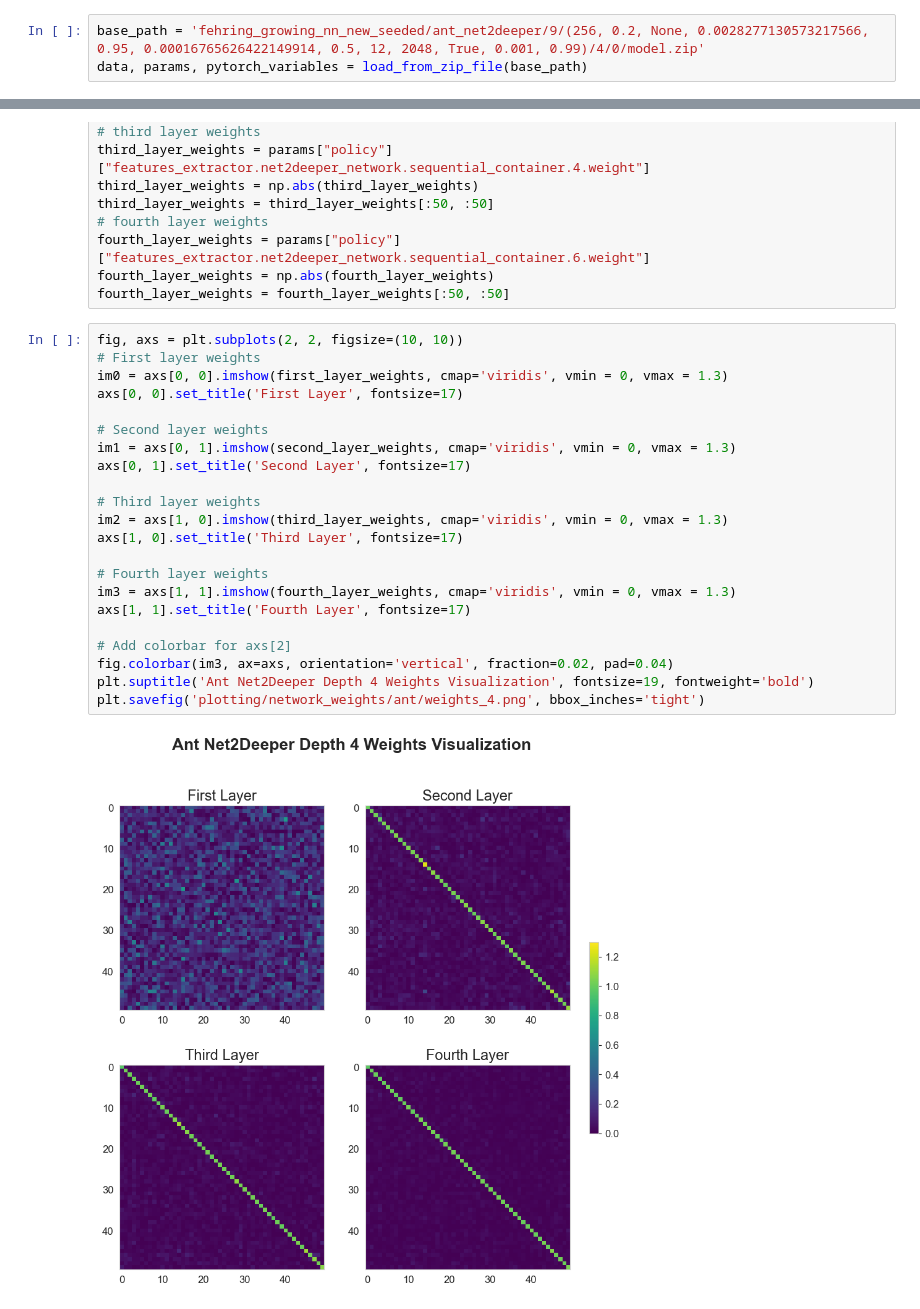
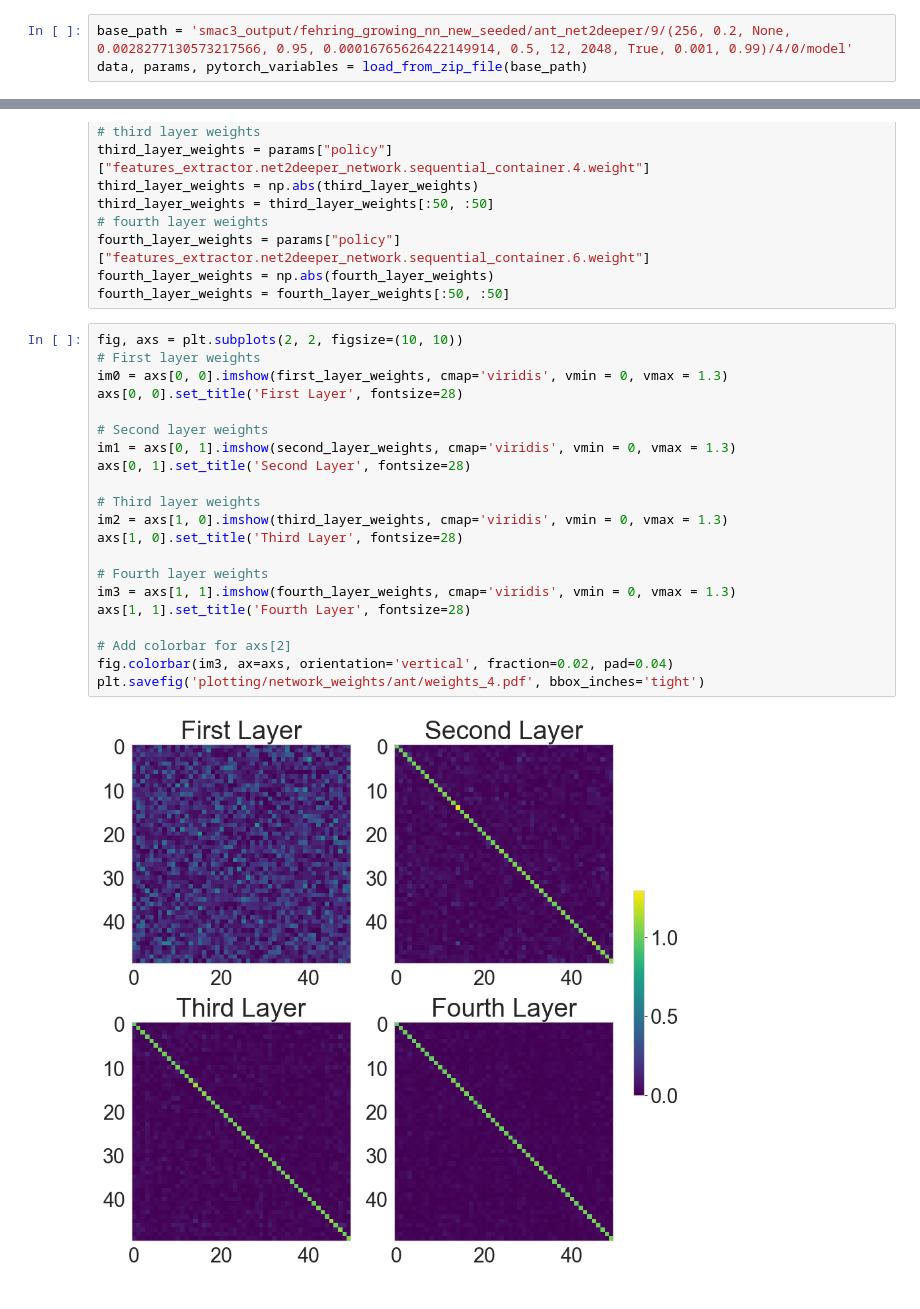
Before and after one commit to automl/GrowNN, a Jupyter notebook: plotting/network_weights/ant/visualize.ipynb, the cells around one changed output, grey strips where cells are left out. Cells and saved outputs as stored; diff of their text form.

```diff
--- a/plotting/network_weights/ant/visualize.ipynb
+++ b/plotting/network_weights/ant/visualize.ipynb
@@ -104,7 +107,7 @@ plt.savefig('plotting/network_weights/ant/weights_8.png', bbox_inches='tight')
 # %% [markdown]
 # Ant Net2Deeper Depth 4
 # %%
-base_path = 'fehring_growing_nn_new_seeded/ant_net2deeper/9/(256, 0.2, None, 0.0028277130573217566, 0.95, 0.00016765626422149914, 0.5, 12, 2048, True, 0.001, 0.99)/4/0/model.zip'
+base_path = 'smac3_output/fehring_growing_nn_new_seeded/ant_net2deeper/9/(256, 0.2, None, 0.0028277130573217566, 0.95, 0.00016765626422149914, 0.5, 12, 2048, True, 0.001, 0.99)/4/0/model'
 data, params, pytorch_variables = load_from_zip_file(base_path)
 # %%
 first_layer_weights = params["policy"]["features_extractor.net2deeper_network.sequential_container.0.weight"]
@@ -125,24 +128,23 @@ fourth_layer_weights = fourth_layer_weights[:50, :50]
 # %%
 fig, axs = plt.subplots(2, 2, figsize=(10, 10))
 # First layer weights
 im0 = axs[0, 0].imshow(first_layer_weights, cmap='viridis', vmin = 0, vmax = 1.3)
-axs[0, 0].set_title('First Layer', fontsize=17)
+axs[0, 0].set_title('First Layer', fontsize=28)
 
 # Second layer weights
 im1 = axs[0, 1].imshow(second_layer_weights, cmap='viridis', vmin = 0, vmax = 1.3)
-axs[0, 1].set_title('Second Layer', fontsize=17)
+axs[0, 1].set_title('Second Layer', fontsize=28)
 
 # Third layer weights
 im2 = axs[1, 0].imshow(third_layer_weights, cmap='viridis', vmin = 0, vmax = 1.3)
-axs[1, 0].set_title('Third Layer', fontsize=17)
+axs[1, 0].set_title('Third Layer', fontsize=28)
 
 # Fourth layer weights
 im3 = axs[1, 1].imshow(fourth_layer_weights, cmap='viridis', vmin = 0, vmax = 1.3)
-axs[1, 1].set_title('Fourth Layer', fontsize=17)
+axs[1, 1].set_title('Fourth Layer', fontsize=28)
 
 # Add colorbar for axs[2]
 fig.colorbar(im3, ax=axs, orientation='vertical', fraction=0.02, pad=0.04)
-plt.suptitle('Ant Net2Deeper Depth 4 Weights Visualization', fontsize=19, fontweight='bold')
-plt.savefig('plotting/network_weights/ant/weights_4.png', bbox_inches='tight')
+plt.savefig('plotting/network_weights/ant/weights_4.pdf', bbox_inches='tight')
 # %% [output]
-[figure, old version]
+[figure, new version]
```
Also changed, not shown: parts of 3 cells of this notebook, 26 other files.
